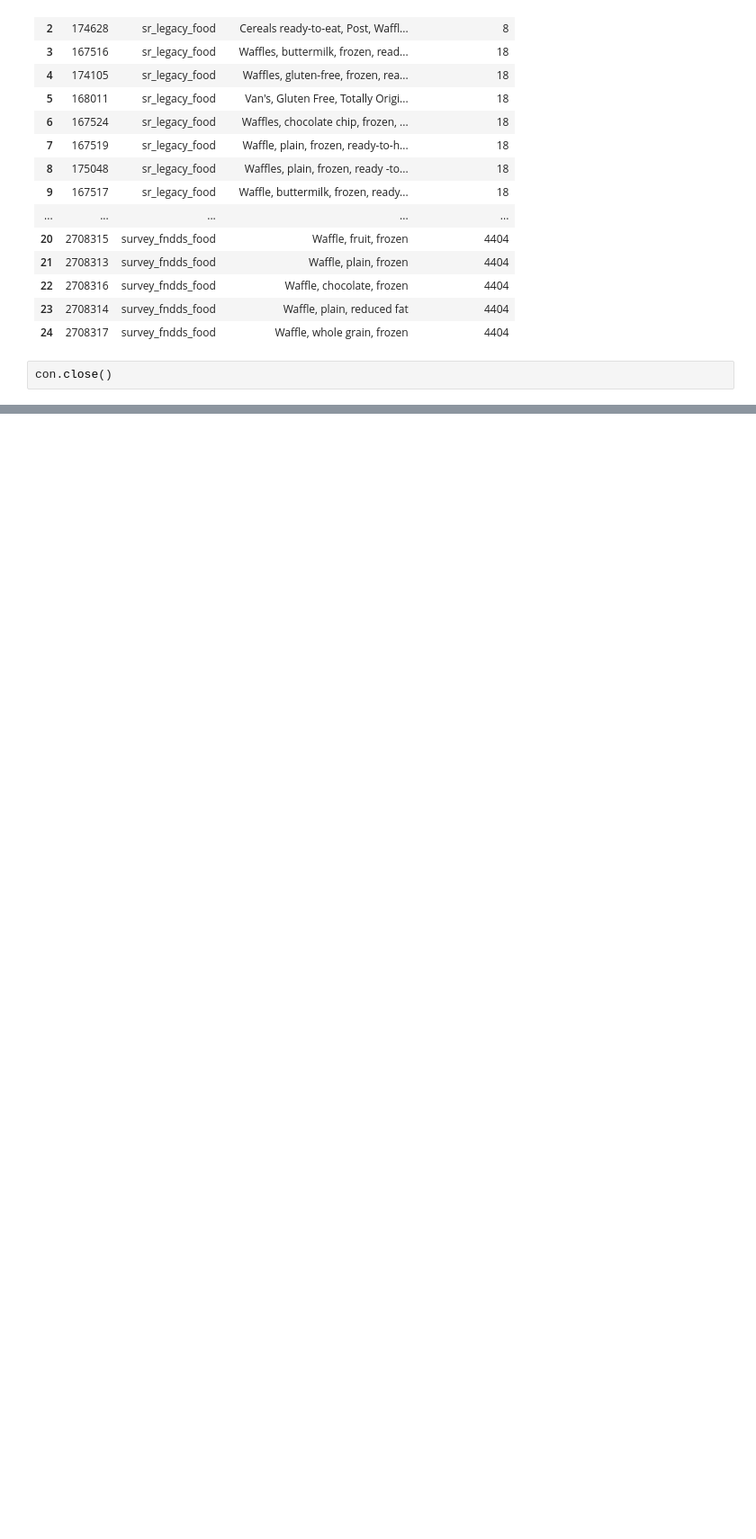
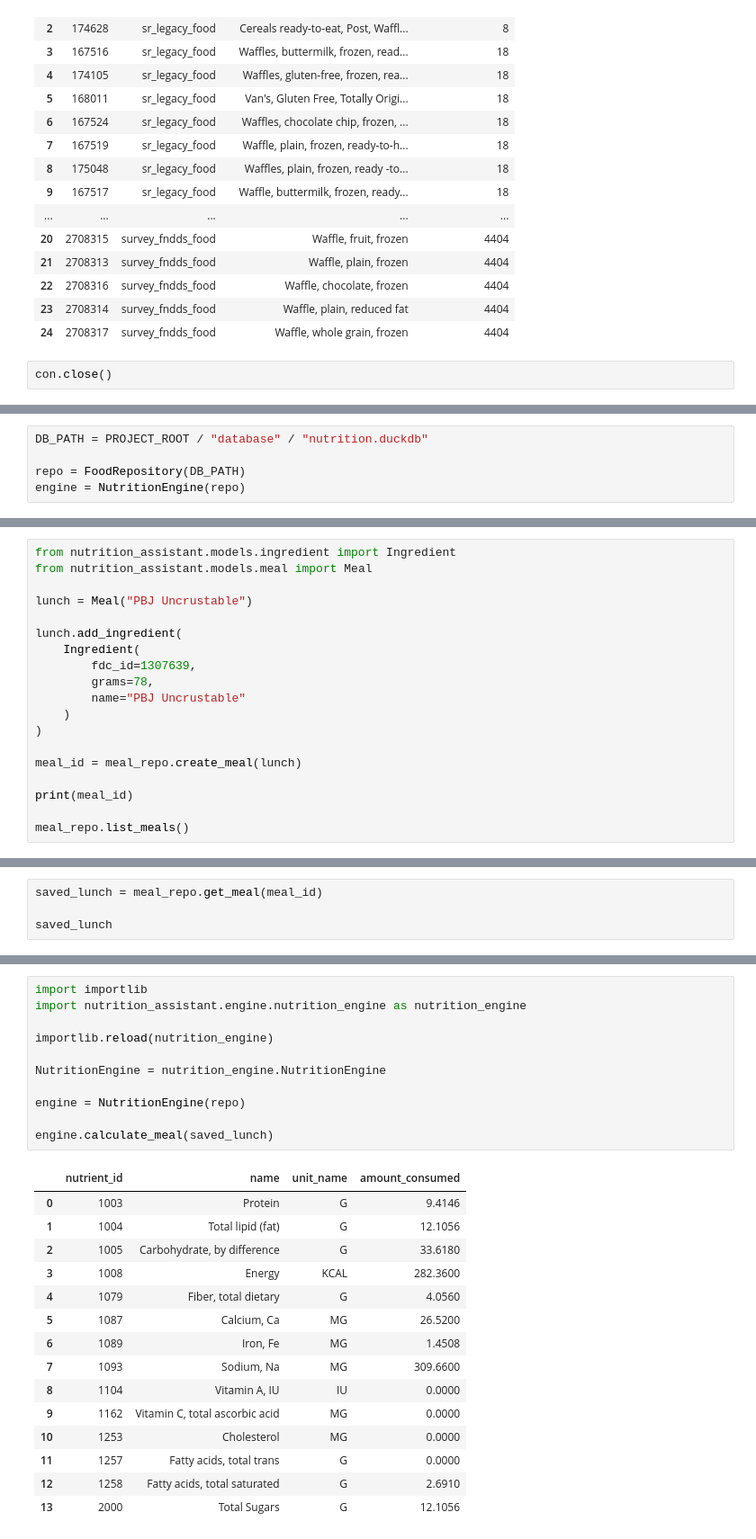
Before and after one commit to sam-volstad/nutrition_assistant, a Jupyter notebook: notebooks/nutrition_db.ipynb, the cells around one changed output, grey strips where cells are left out. Shown at 90% size. Cells and saved outputs as stored; diff of their text form; blank space fills up the shorter version.

Commit message:
adding nutrition engine function and saving meals

```diff
--- a/notebooks/nutrition_db.ipynb
+++ b/notebooks/nutrition_db.ipynb
@@ -633,2 +635,7 @@ con.close()
 from nutrition_assistant.repositories.food_repository import FoodRepository
 from nutrition_assistant.engine.nutrition_engine import NutritionEngine
+# %%
+DB_PATH = PROJECT_ROOT / "database" / "nutrition.duckdb"
+
+repo = FoodRepository(DB_PATH)
+engine = NutritionEngine(repo)
@@ -634,0 +699,19 @@ from nutrition_assistant.engine.nutrition_engine import NutritionEngine
+# %%
+from nutrition_assistant.models.ingredient import Ingredient
+from nutrition_assistant.models.meal import Meal
+
+lunch = Meal("PBJ Uncrustable")
+
+lunch.add_ingredient(
+    Ingredient(
+        fdc_id=1307639,
+        grams=78,
+        name="PBJ Uncrustable"
+    )
+)
+
+meal_id = meal_repo.create_meal(lunch)
+
+print(meal_id)
+
+meal_repo.list_meals()
@@ -634,0 +724,4 @@ from nutrition_assistant.engine.nutrition_engine import NutritionEngine
+# %%
+saved_lunch = meal_repo.get_meal(meal_id)
+
+saved_lunch
@@ -634,0 +730,27 @@ from nutrition_assistant.engine.nutrition_engine import NutritionEngine
+# %%
+import importlib
+import nutrition_assistant.engine.nutrition_engine as nutrition_engine
+
+importlib.reload(nutrition_engine)
+
+NutritionEngine = nutrition_engine.NutritionEngine
+
+engine = NutritionEngine(repo)
+
+engine.calculate_meal(saved_lunch)
+# %% [output]
+|  | nutrient_id | name | unit_name | amount_consumed |
+| 0 | 1003 | Protein | G | 9.4146 |
+| 1 | 1004 | Total lipid (fat) | G | 12.1056 |
+| 2 | 1005 | Carbohydrate, by difference | G | 33.6180 |
+| 3 | 1008 | Energy | KCAL | 282.3600 |
+| 4 | 1079 | Fiber, total dietary | G | 4.0560 |
+| 5 | 1087 | Calcium, Ca | MG | 26.5200 |
+| 6 | 1089 | Iron, Fe | MG | 1.4508 |
+| 7 | 1093 | Sodium, Na | MG | 309.6600 |
+| 8 | 1104 | Vitamin A, IU | IU | 0.0000 |
+| 9 | 1162 | Vitamin C, total ascorbic acid | MG | 0.0000 |
+| 10 | 1253 | Cholesterol | MG | 0.0000 |
+| 11 | 1257 | Fatty acids, total trans | G | 0.0000 |
+| 12 | 1258 | Fatty acids, total saturated | G | 2.6910 |
+| 13 | 2000 | Total Sugars | G | 12.1056 |
```
Also changed, not shown: parts of 15 cells of this notebook, 2 other files.
